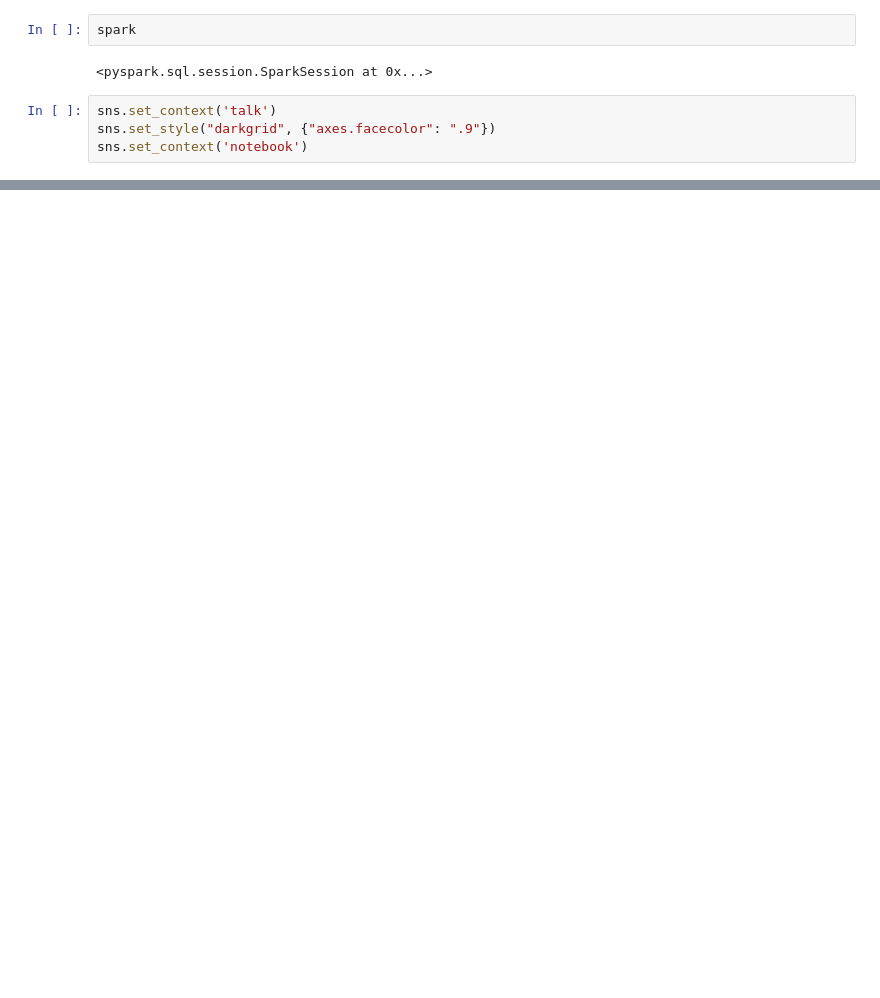
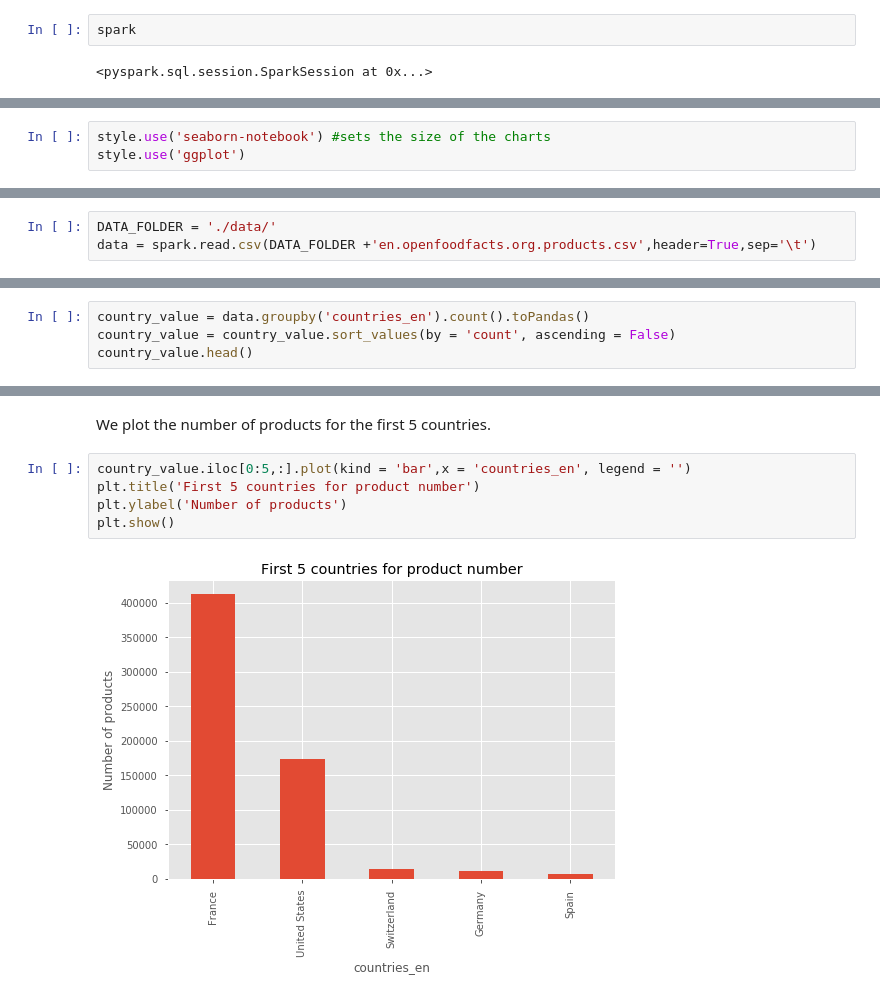
Before and after one commit to mikelassi/Project, a Jupyter notebook: Project.ipynb, the cells around one changed output, grey strips where cells are left out. Cells and saved outputs as stored; diff of their text form; blank space fills up the shorter version.

```diff
--- a/Project.ipynb
+++ b/Project.ipynb
@@ -26,7 +48,3 @@ ModuleNotFoundError: No module named 'pyspark.sql.Column'
 spark
 # %% [output]
 <pyspark.sql.session.SparkSession at 0x...>
-# %%
-sns.set_context('talk')
-sns.set_style("darkgrid", {"axes.facecolor": ".9"})
-sns.set_context('notebook')
@@ -483,0 +53,3 @@ dtype: object
+# %%
+style.use('seaborn-notebook') #sets the size of the charts
+style.use('ggplot')
@@ -483,0 +58,3 @@ dtype: object
+# %%
+DATA_FOLDER = './data/'
+data = spark.read.csv(DATA_FOLDER +'en.openfoodfacts.org.products.csv',header=True,sep='\t')
@@ -483,0 +127,4 @@ dtype: object
+# %%
+country_value = data.groupby('countries_en').count().toPandas()
+country_value = country_value.sort_values(by = 'count', ascending = False)
+country_value.head()
@@ -483,0 +138,9 @@ dtype: object
+# %% [markdown]
+We plot the number of products for the first 5 countries.
+# %%
+country_value.iloc[0:5,:].plot(kind = 'bar',x = 'countries_en', legend = '')
+plt.title('First 5 countries for product number')
+plt.ylabel('Number of products')
+plt.show()
+# %% [output]
+[figure, added]
```
Also changed, not shown: parts of 79 cells of this notebook.
